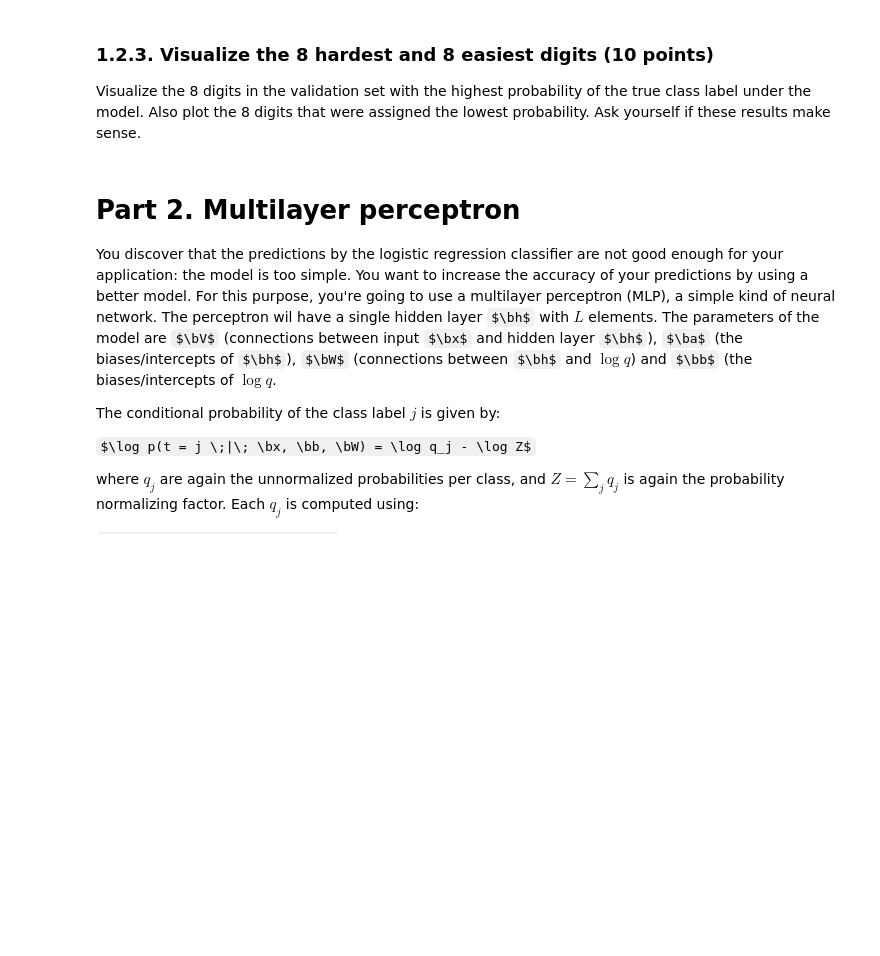
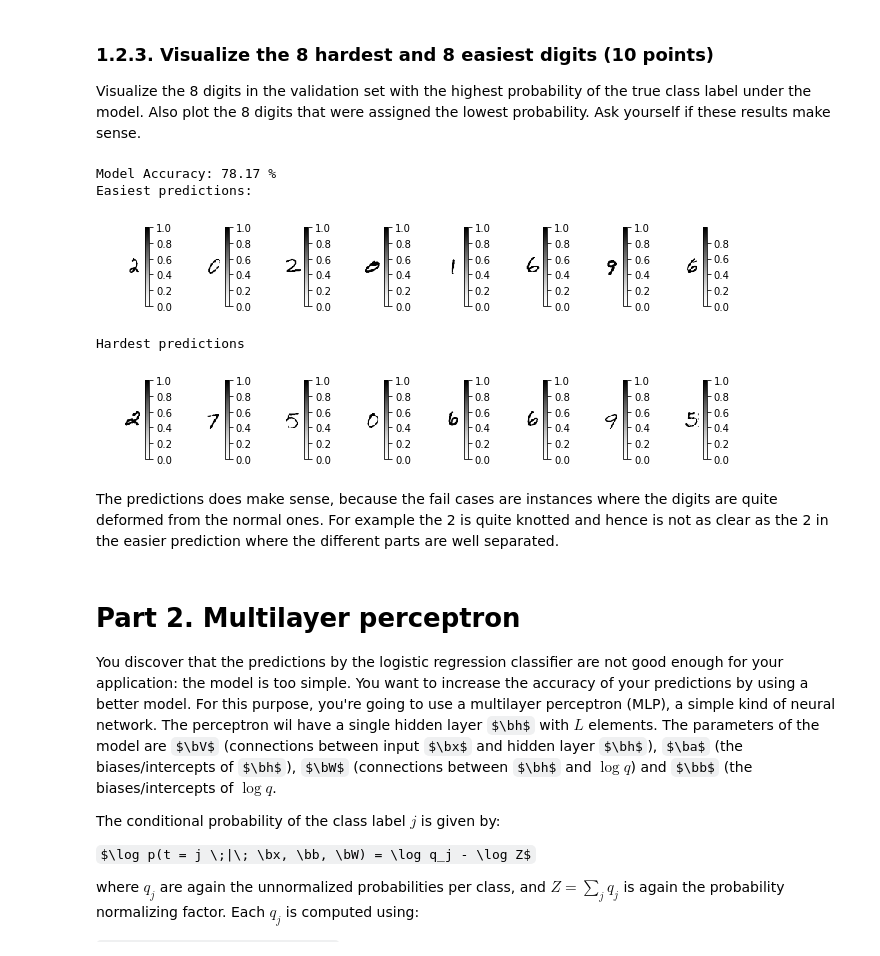
Before and after one commit to I-Pica/ML1, a Jupyter notebook: lab2.ipynb, the cells around one changed output. Drawn from its saved outputs; the diff is of its cells as text; code cells hidden in the pictures; some formulas as TeX source; blank space fills up the shorter version.

```diff
--- a/lab2.ipynb
+++ b/lab2.ipynb
@@ -376,3 +441,28 @@ raise NotImplementedError()
+# %%
+best = []
+for j in range(len(x_test)):
+        x = x_test[j:j+1, :]
+        t = t_test[j:j+1]
+        prob = prediction(x, w, b)
+        target = np.argmax(prob)
+        if target == t:
+            best.append((t, np.exp(prob[target]), j))
+sorted_best = sorted(best, key=lambda x: x[1])
+best_sel = [idx for (t, prob, idx) in sorted_best[-8:]]
+worst_sel = [idx for (t, prob, idx) in sorted_best[:8]]
+print('Model Accuracy: %0.2f %%' % (len(best)/10000 * 100))
+print('Easiest predictions:')
+plot_digits(x_valid[best_sel], num_cols=8)
+print('Hardest predictions')
+plot_digits(x_valid[worst_sel], num_cols=8)
+# %% [output]
+Model Accuracy: 78.17 %
+Easiest predictions:
+[figure, added]
+Hardest predictions
+[figure, added]
+# %% [markdown]
+The predictions does make sense, because the fail cases are instances where the digits are quite deformed from the normal ones. For example the 2 is quite knotted and hence is not as clear as the 2 in the easier prediction where the different parts are well separated.
 # %% [markdown]
 # Part 2. Multilayer perceptron
 
```
Also changed, not shown: parts of 27 cells of this notebook.
